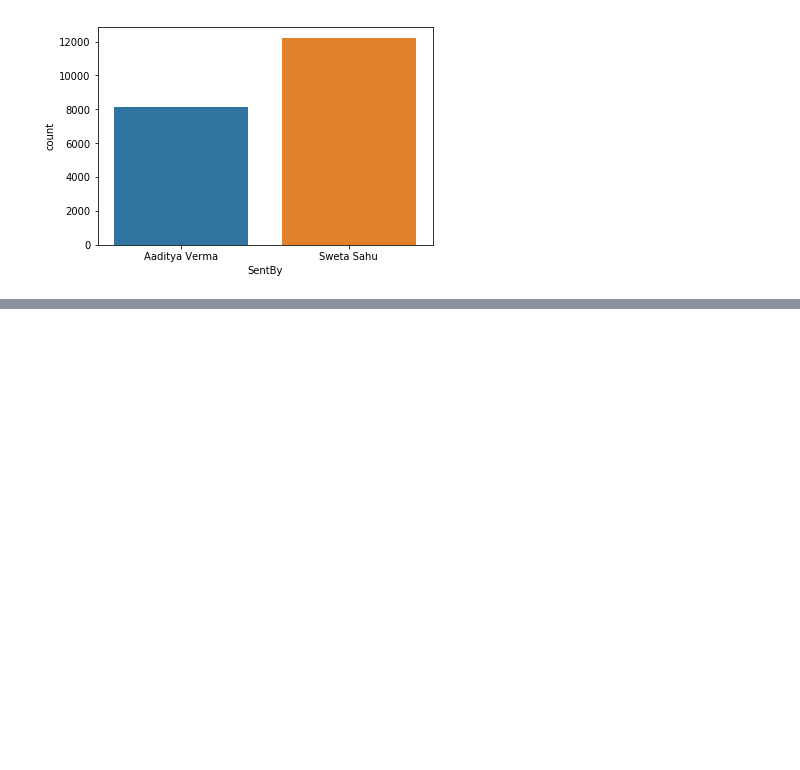
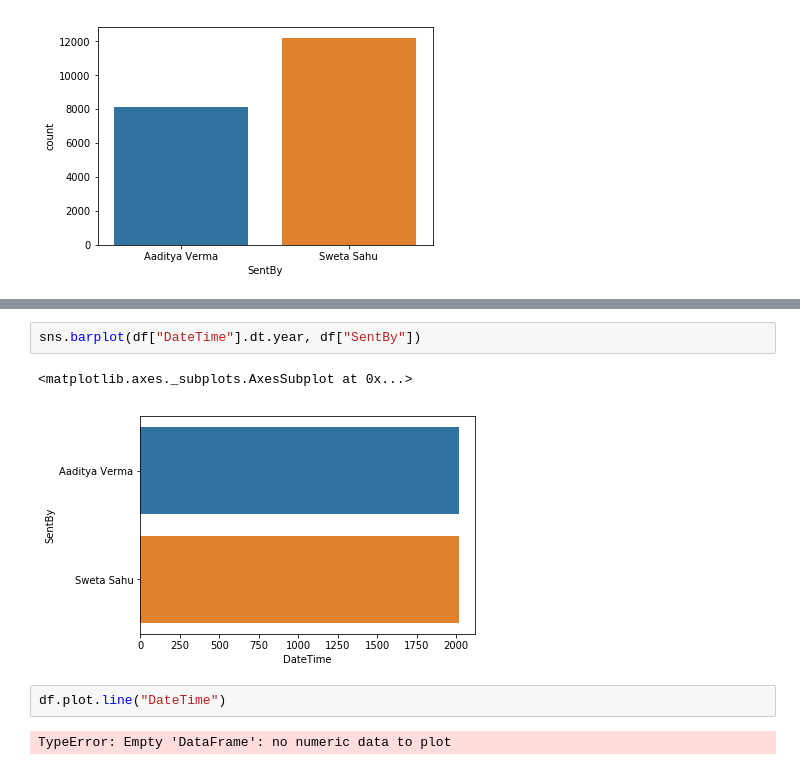
Before and after one commit to LycurgusOrion/Python_Codes, a Jupyter notebook: WhatsAppTextsExtraction/TextsExtraction.ipynb, the cells around one changed output, grey strips where cells are left out. Cells and saved outputs as stored; diff of their text form; blank space fills up the shorter version.

```diff
--- a/WhatsAppTextsExtraction/TextsExtraction.ipynb
+++ b/WhatsAppTextsExtraction/TextsExtraction.ipynb
@@ -71,0 +81,9 @@ dtype: int64
+# %%
+sns.barplot(df["DateTime"].dt.year, df["SentBy"])
+# %% [output]
+<matplotlib.axes._subplots.AxesSubplot at 0x...>
+[figure, added]
+# %%
+df.plot.line("DateTime")
+# %% [output]
+TypeError: Empty 'DataFrame': no numeric data to plot
```
Also changed, not shown: parts of 4 cells of this notebook, 2 other files.
